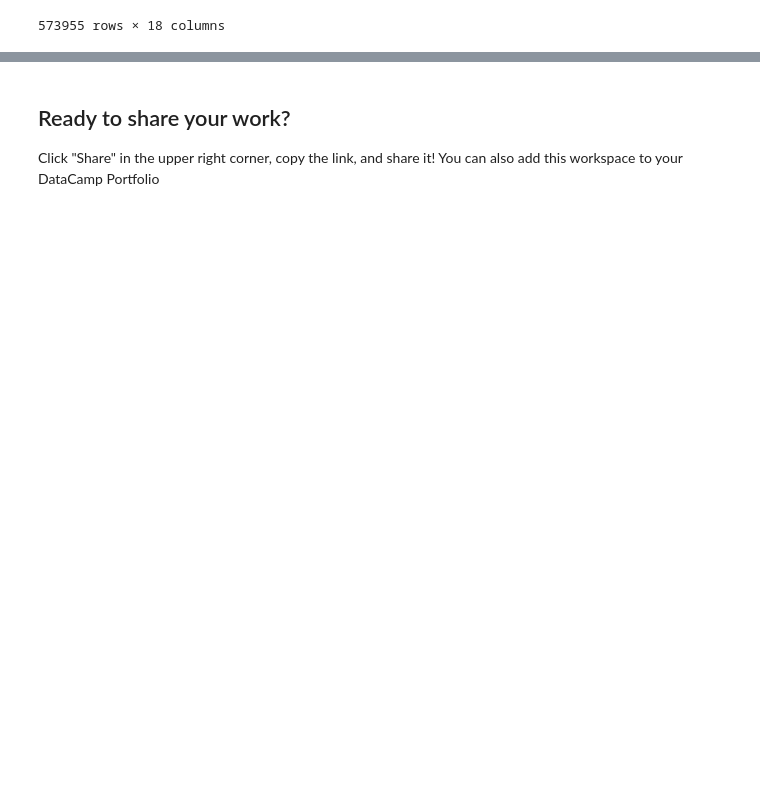
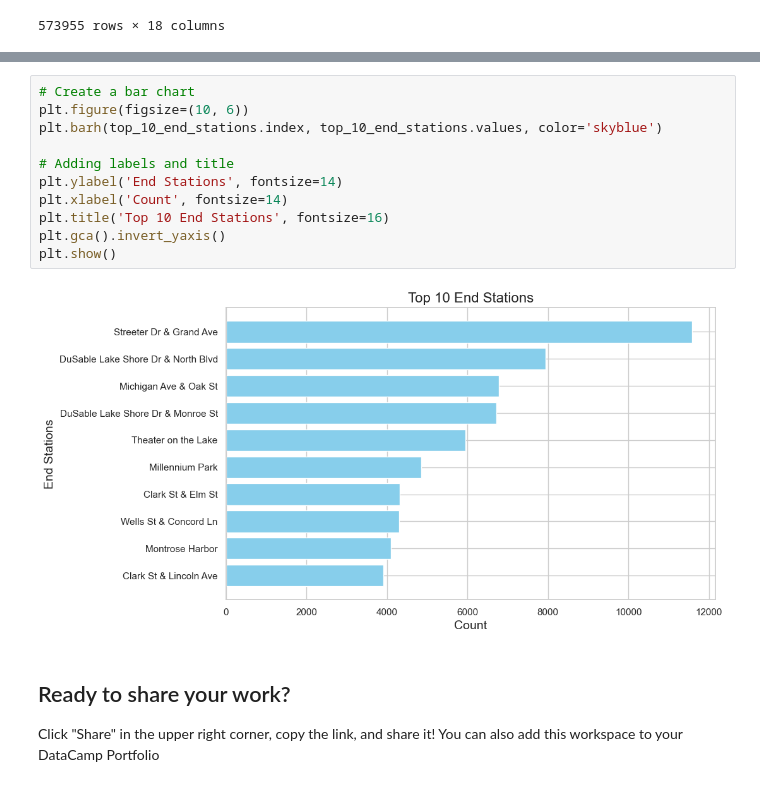
Before and after one commit to oladeeayo/Divvy-Bike, a Jupyter notebook: notebook.ipynb, the cells around one changed output, grey strips where cells are left out. Cells and saved outputs as stored; diff of their text form; blank space fills up the shorter version.

```diff
--- a/notebook.ipynb
+++ b/notebook.ipynb
@@ -272,3 +375,16 @@ divvy
+# %%
+# Create a bar chart
+plt.figure(figsize=(10, 6))
+plt.barh(top_10_end_stations.index, top_10_end_stations.values, color='skyblue')
+
+# Adding labels and title
+plt.ylabel('End Stations', fontsize=14)
+plt.xlabel('Count', fontsize=14)
+plt.title('Top 10 End Stations', fontsize=16)
+plt.gca().invert_yaxis()
+plt.show()
+# %% [output]
+[figure, added]
 # %% [markdown]
 ## Ready to share your work?
 
```
Also changed, not shown: parts of 14 cells of this notebook.
